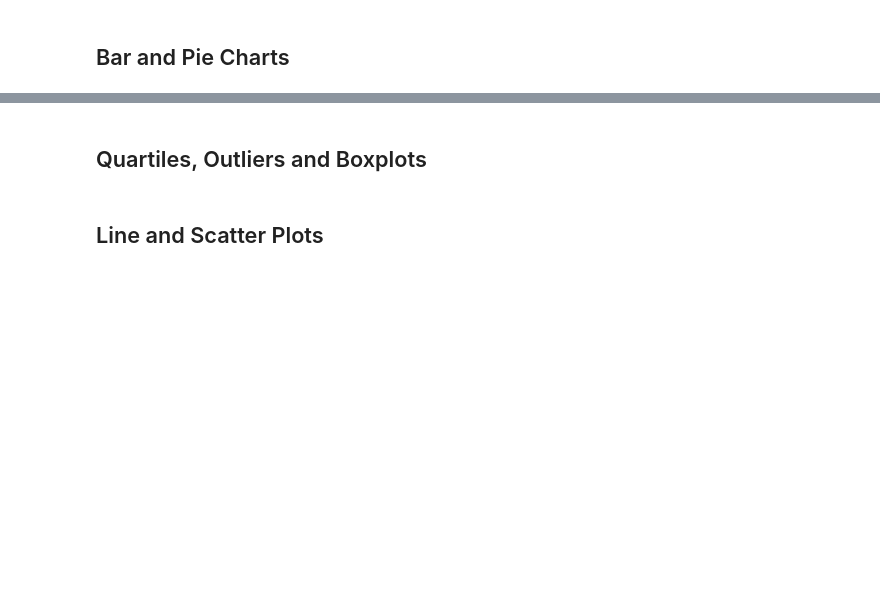
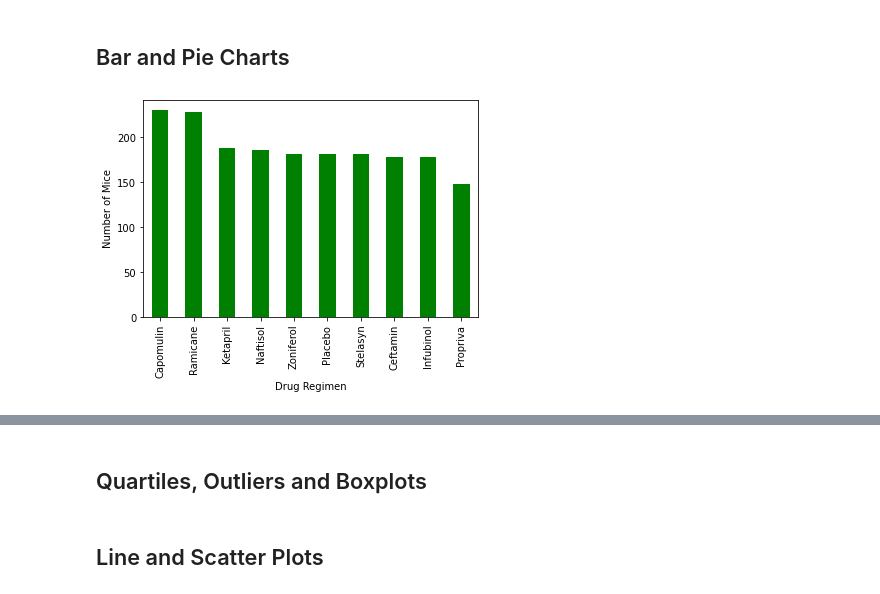
Before and after one commit to granttowers/matplotlib-challenge, a Jupyter notebook: pymaceuticals_starter.ipynb, the cells around one changed output, grey strips where cells are left out. Cells and saved outputs as stored; diff of their text form; code cells hidden in the pictures; blank space fills up the shorter version.

```diff
--- a/pymaceuticals_starter.ipynb
+++ b/pymaceuticals_starter.ipynb
@@ -177,3 +184,17 @@ AttributeError: 'function' object has no attribute 'groupby'
 # %% [markdown]
 ## Bar and Pie Charts
+# %%
+# Generate a bar plot showing the total number of mice for each treatment throughout the course of the study using pandas.
+
+# Import the data, create new column for count, then group by "Drug Regimen"
+counts = clean_mouse_data["Drug Regimen"].value_counts()
+
+# Plot the chart
+counts.plot(kind="bar", color='Green', sort_columns=True)
+plt.xlabel("Drug Regimen")
+plt.xticks(rotation=90)
+plt.ylabel("Number of Mice")
+plt.show()
+# %% [output]
+[figure, added]
 # %%
```
Also changed, not shown: parts of 6 cells of this notebook.
